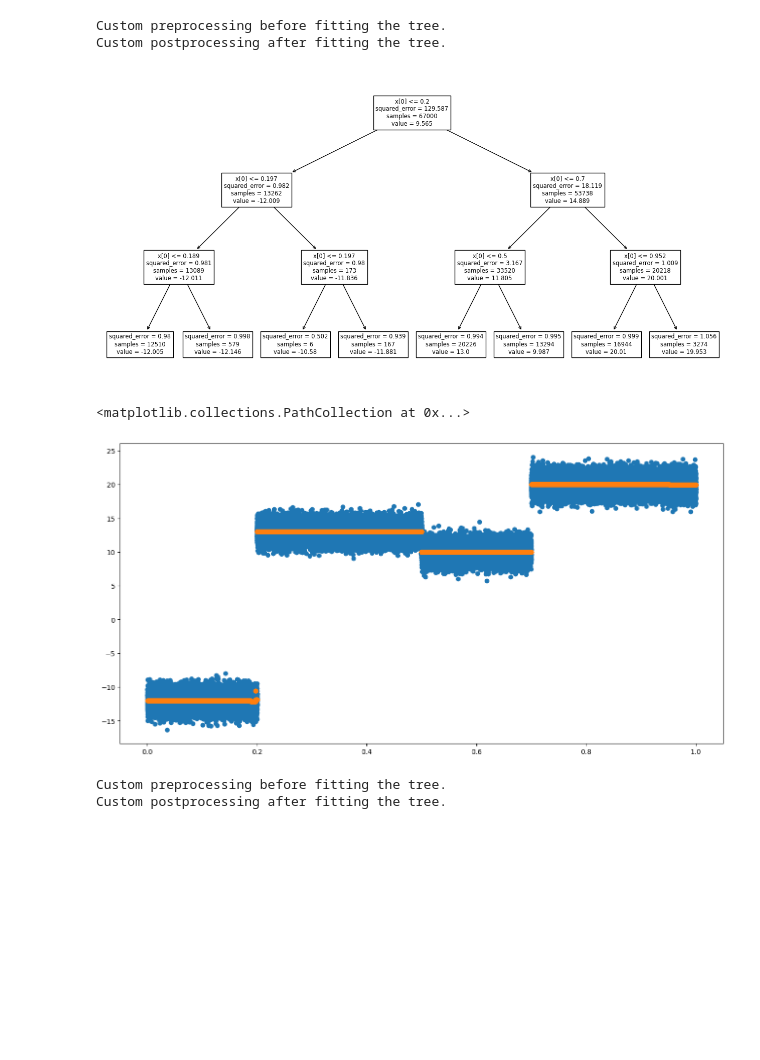
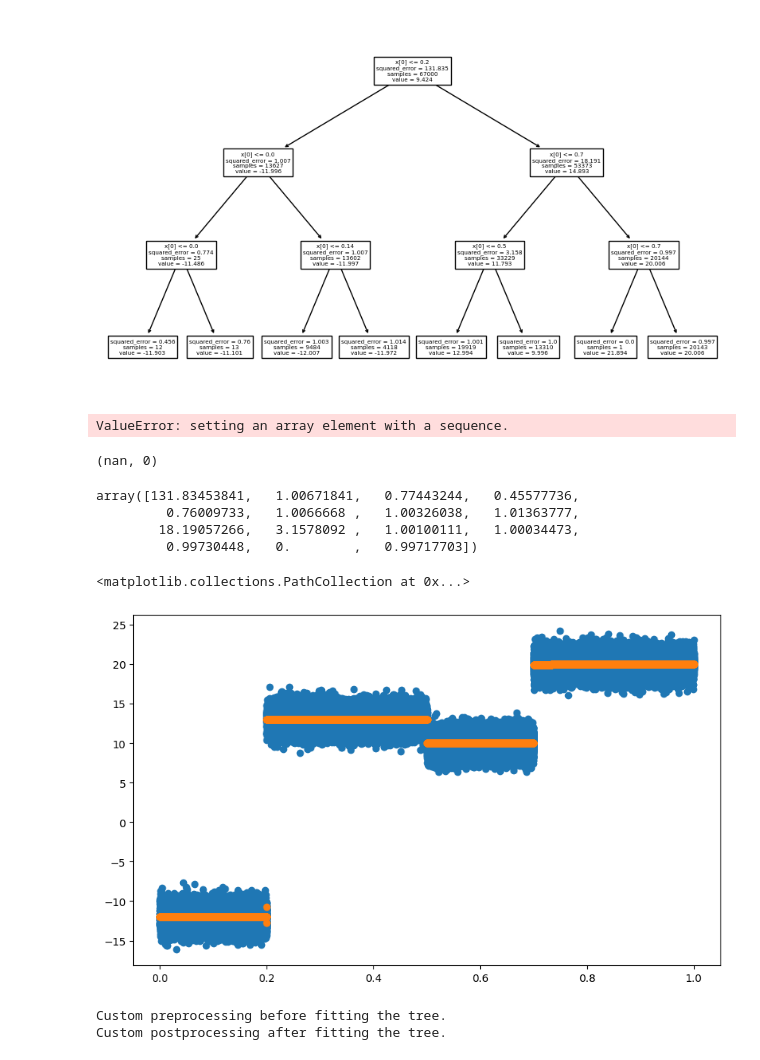
Before and after one commit to taariqnazar/pval-regularized-trees, a Jupyter notebook: code/cart.ipynb, the cells around one changed output. Drawn from its saved outputs; the diff is of its cells as text; code cells hidden in the pictures; blank space fills up the shorter version.

Commit message:
got pvals and ratios for each node

```diff
--- a/code/cart.ipynb
+++ b/code/cart.ipynb
@@ -2,11 +2,13 @@
 import numpy as np
 import pandas as pd
 import matplotlib.pyplot as plt
-plt.rcParams['figure.figsize'] = [16, 8]
+plt.rcParams['figure.figsize'] = [10, 6]
 
 from sklearn.model_selection import train_test_split
 from sklearn.metrics import mean_squared_error
 from sklearn import tree
+
+from chi_sq_distr_func import chi_sq_cdf
 # %%
 def print_tree(rt):
     n_nodes = rt.tree_.node_count
@@ -104,20 +94,86 @@ y = y + eps
 # %%
 X_train, X_test, y_train, y_test = train_test_split(X, y, test_size=0.33, random_state=42)
 # %%
-rt = CustomDecisionTreeRegressor(random_state=0, max_depth=3)
+rt = tree.DecisionTreeRegressor(random_state=0, max_depth=3)
 rt.fit(X_train,y_train)
 _ = tree.plot_tree(rt)
 # %% [output]
-Custom preprocessing before fitting the tree.
-Custom postprocessing after fitting the tree.
-[figure, old version]
+[figure, new version]
+# %%
+n_nodes = rt.tree_.node_count
+children_left = rt.tree_.children_left
+children_right = rt.tree_.children_right
+feature = rt.tree_.feature
+threshold = rt.tree_.threshold
+values = rt.tree_.value
+impurities = rt.tree_.impurity
+sample_size = rt.tree_.n_node_samples
+
+node_depth = np.zeros(shape=n_nodes, dtype=np.int64)
+is_leaves = np.zeros(shape=n_nodes, dtype=bool)
+stack = [(0, 0)]  # start with the root node id (0) and its depth (0)
+ratios = -1*np.ones(shape=n_nodes)
+pvals = -1*np.zeros(shape=n_nodes)
+
+while len(stack) > 0:
+    # `pop` ensures each node is only visited once
+    node_id, depth = stack.pop()
+    node_depth[node_id] = depth
+
+    # If the left and right child of a node is not the same we have a split
+    # node
+    is_split_node = children_left[node_id] != children_right[node_id]
+
+    # If a split node, append left and right children and depth to `stack`
+    # so we can loop through them
+    if is_split_node:
+        stack.append((children_left[node_id], depth + 1))
+        stack.append((children_right[node_id], depth + 1))
+
+        mse = impurities[node_id]
+        mse_left = impurities[children_left[node_id]]
+        mse_right = impurities[children_right[node_id]]
+
+        n = sample_size[node_id]
+        n_left = sample_size[children_left[node_id]]
+        n_right = sample_size[children_right[node_id]]
+
+        msep1 = (n_left + 1)*mse_left + (n_right + 1)*mse_right
+        msep0 = (n + 1)*mse
+
+        r = msep1/msep0
+
+        ratios[node_id] = r
+
+        # Calculate P-values here
+        l_neg = -r*(n +1)/(n-1)
+        l_left = (n_left + 1)/(n_left + 1) + l_neg
+        l_right = (n_right + 1)/(n_right + 1) + l_neg
+
+        p = chi_sq_cdf(0, [n_left - 1, n_right - 1, 1] , [l_left, l_right, l_neg])
+        pvals[node_id] = p
+    else:
+        is_leaves[node_id] = True
+# %% [output]
+ValueError: setting an array element with a sequence.
+# %%
+p
+# %% [output]
+(nan, 0)
+# %%
+impurities
+# %% [output]
+array([131.83453841,   1.00671841,   0.77443244,   0.45577736,
+         0.76009733,   1.0066668 ,   1.00326038,   1.01363777,
+        18.19057266,   3.1578092 ,   1.00100111,   1.00034473,
+         0.99730448,   0.        ,   0.99717703])
 # %%
 y_pred = rt.predict(X_test)
 plt.scatter(X,y)
 plt.scatter(X_test,y_pred)
 # %% [output]
 <matplotlib.collections.PathCollection at 0x...>
-[figure, old version]
+[figure, new version]
 # %%
 path = rt.cost_complexity_pruning_path(X_train, y_train)
 ccp_alphas, impurities = path.ccp_alphas, path.impurities
```
Also changed, not shown: parts of 4 cells of this notebook.
